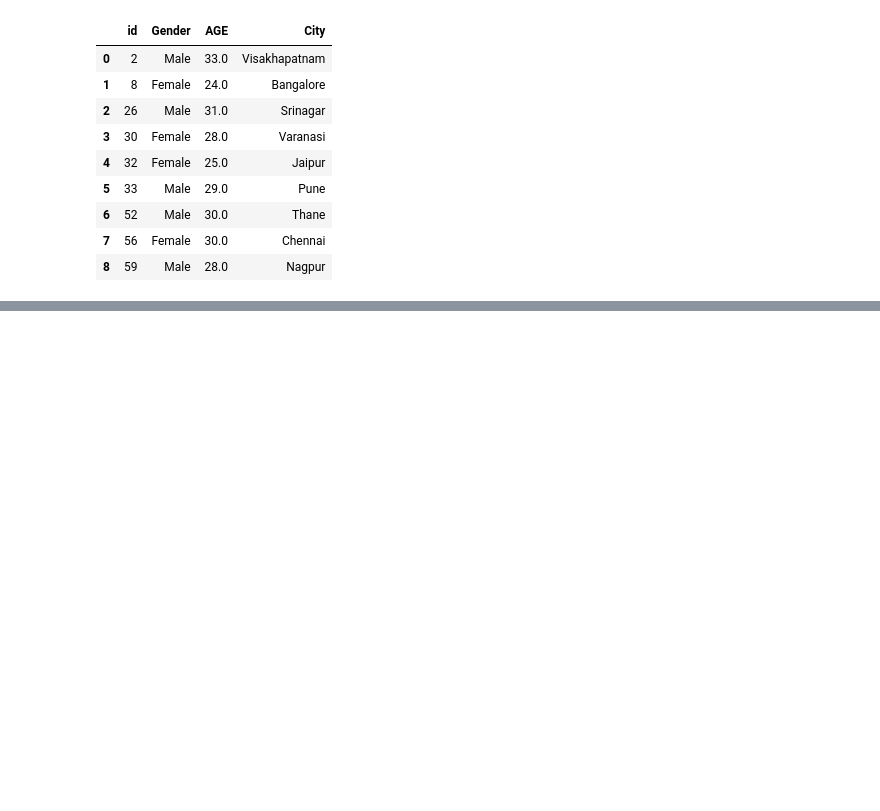
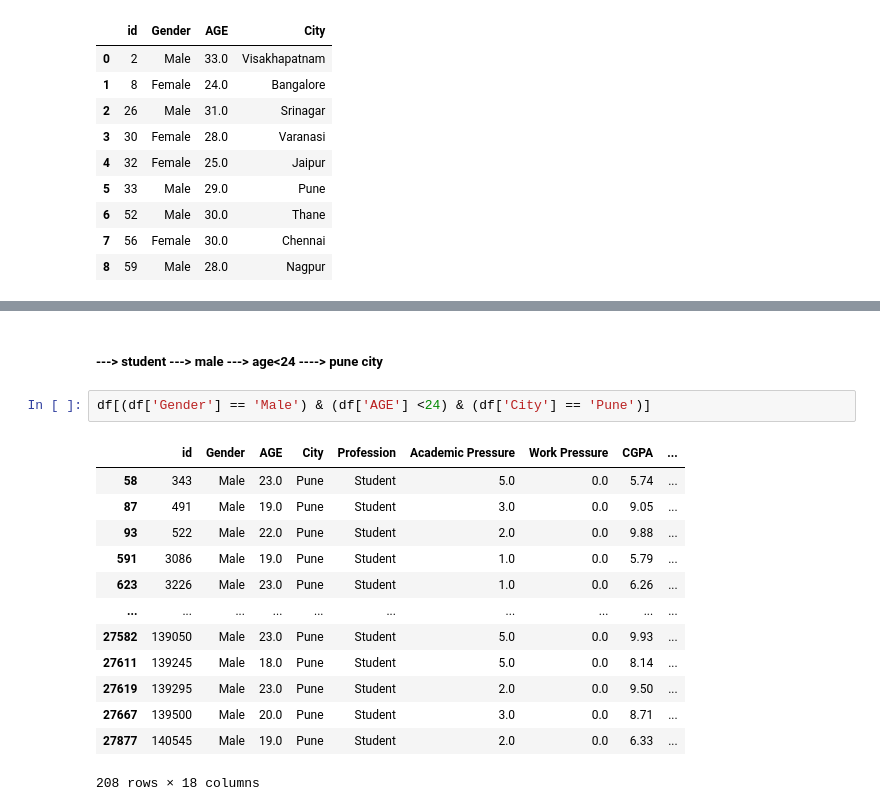
Before and after one commit to saileshchikkam/GEN-Ai, a Jupyter notebook: Machine Learning/Prerequisites/Numpy/Pandas/DataFrames.ipynb, the cells around one changed output, grey strips where cells are left out. Saved outputs shown, nothing was run; the diff lists cells and outputs as text; blank space fills up the shorter version.

```diff
--- a/Machine Learning/Prerequisites/Numpy/Pandas/DataFrames.ipynb
+++ b/Machine Learning/Prerequisites/Numpy/Pandas/DataFrames.ipynb
@@ -849,0 +861,18 @@ df.iloc[0:9,0:4]
+# %% [markdown]
+##### ---> student ---> male ---> age<24 ----> pune city
+# %%
+df[(df['Gender'] == 'Male') & (df['AGE'] <24) & (df['City'] == 'Pune')]
+# %% [output]
+|  | id | Gender | AGE | City | Profession | Academic Pressure | Work Pressure | CGPA | ... |
+| 58 | 343 | Male | 23.0 | Pune | Student | 5.0 | 0.0 | 5.74 | ... |
+| 87 | 491 | Male | 19.0 | Pune | Student | 3.0 | 0.0 | 9.05 | ... |
+| 93 | 522 | Male | 22.0 | Pune | Student | 2.0 | 0.0 | 9.88 | ... |
+| 591 | 3086 | Male | 19.0 | Pune | Student | 1.0 | 0.0 | 5.79 | ... |
+| 623 | 3226 | Male | 23.0 | Pune | Student | 1.0 | 0.0 | 6.26 | ... |
+| ... | ... | ... | ... | ... | ... | ... | ... | ... | ... |
+| 27582 | 139050 | Male | 23.0 | Pune | Student | 5.0 | 0.0 | 9.93 | ... |
+| 27611 | 139245 | Male | 18.0 | Pune | Student | 5.0 | 0.0 | 8.14 | ... |
+| 27619 | 139295 | Male | 23.0 | Pune | Student | 2.0 | 0.0 | 9.50 | ... |
+| 27667 | 139500 | Male | 20.0 | Pune | Student | 3.0 | 0.0 | 8.71 | ... |
+| 27877 | 140545 | Male | 19.0 | Pune | Student | 2.0 | 0.0 | 6.33 | ... |
+208 rows × 18 columns
```
Also changed, not shown: parts of 58 cells of this notebook.
